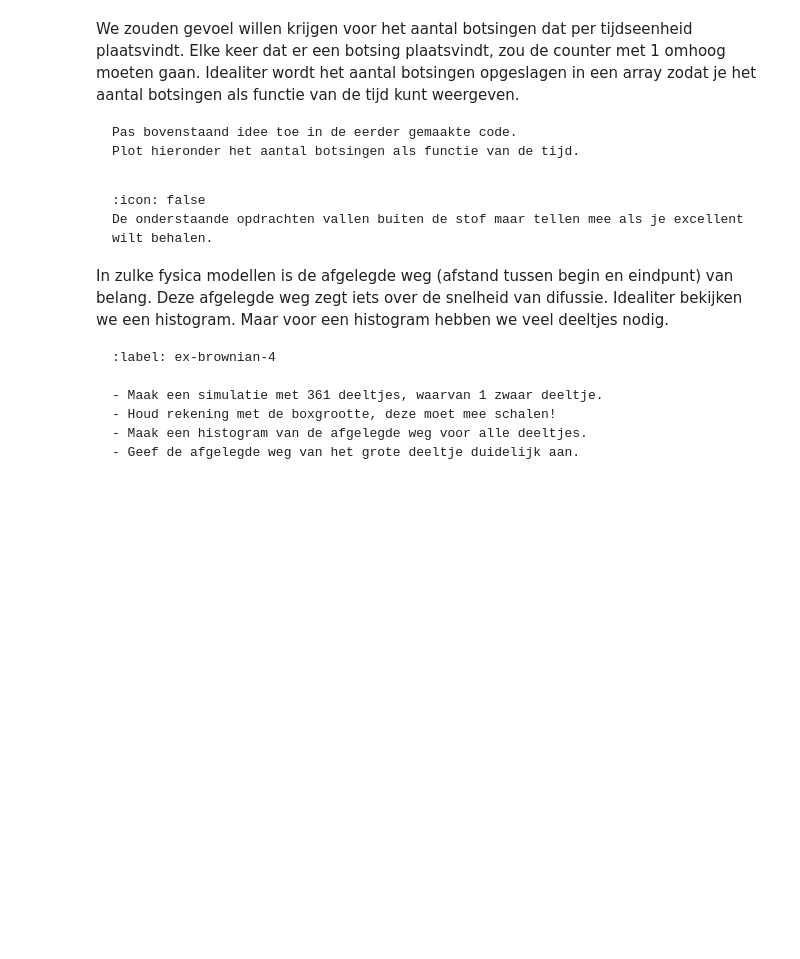
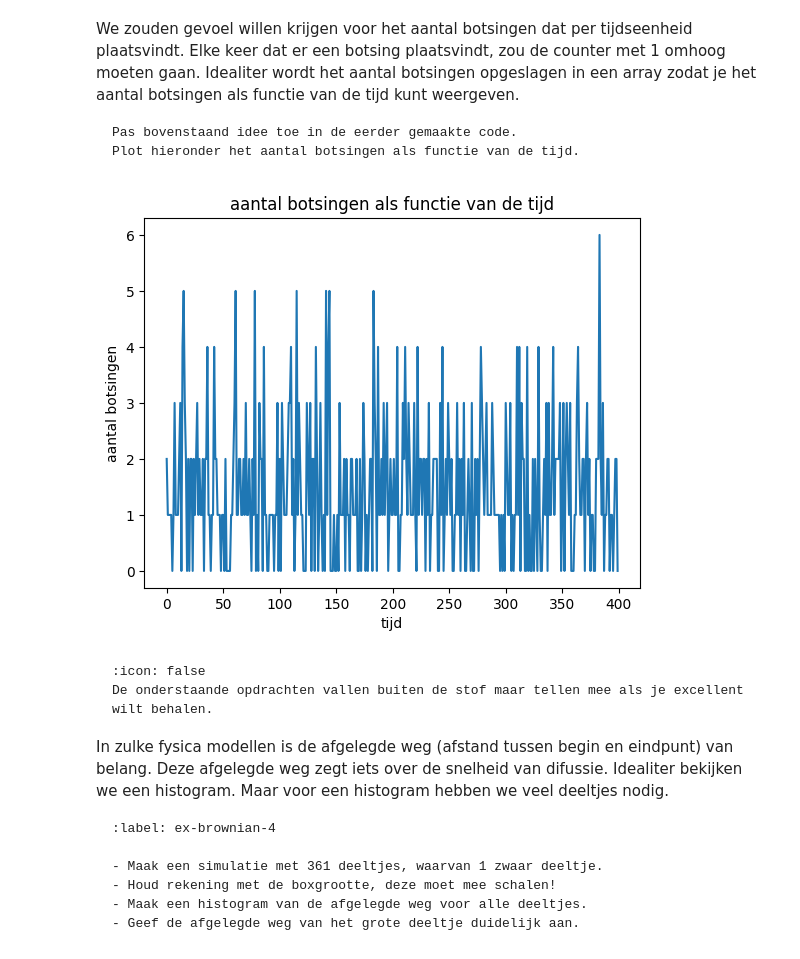
Before and after one commit to Roosmarijnkos/104, a Jupyter notebook: Content/PySim/4_brownianmotion.ipynb, the cells around one changed output. Cells and saved outputs as stored; diff of their text form; code cells hidden in the pictures; blank space fills up the shorter version.

````diff
--- a/Content/PySim/4_brownianmotion.ipynb
+++ b/Content/PySim/4_brownianmotion.ipynb
@@ -248,6 +243,39 @@ Plot hieronder het aantal botsingen als functie van de tijd.
 ```
 # %%
 #your code/answer
+collision_count_per_step = []
+
+def handle_collisions(particles):
+    collision_count = 0
+    num_particles = len(particles)
+
+    for i in range(num_particles):
+        for j in range(i+1, num_particles):
+            if collide_detection(particles[i], particles[j]):
+                particle_collision(particles[i], particles[j])
+                collision_count += 1   # tel botsing!
+
+    return collision_count
+
+
+for i in range(400):
+
+
+    for p in particles:
+        p.update_position()
+        p.boxcollision()
+
+    collisions_this_step = handle_collisions(particles)
+    collision_count_per_step.append(collisions_this_step)
+
+plt.figure()
+plt.plot(collision_count_per_step)
+plt.xlabel("tijd")
+plt.ylabel("aantal botsingen")
+plt.title("aantal botsingen als functie van de tijd")
+plt.show()
+# %% [output]
+[figure, added]
 # %% [markdown]
 ```{warning} 🌶 Let op!
 :icon: false
````
Also changed, not shown: parts of 6 cells of this notebook.
